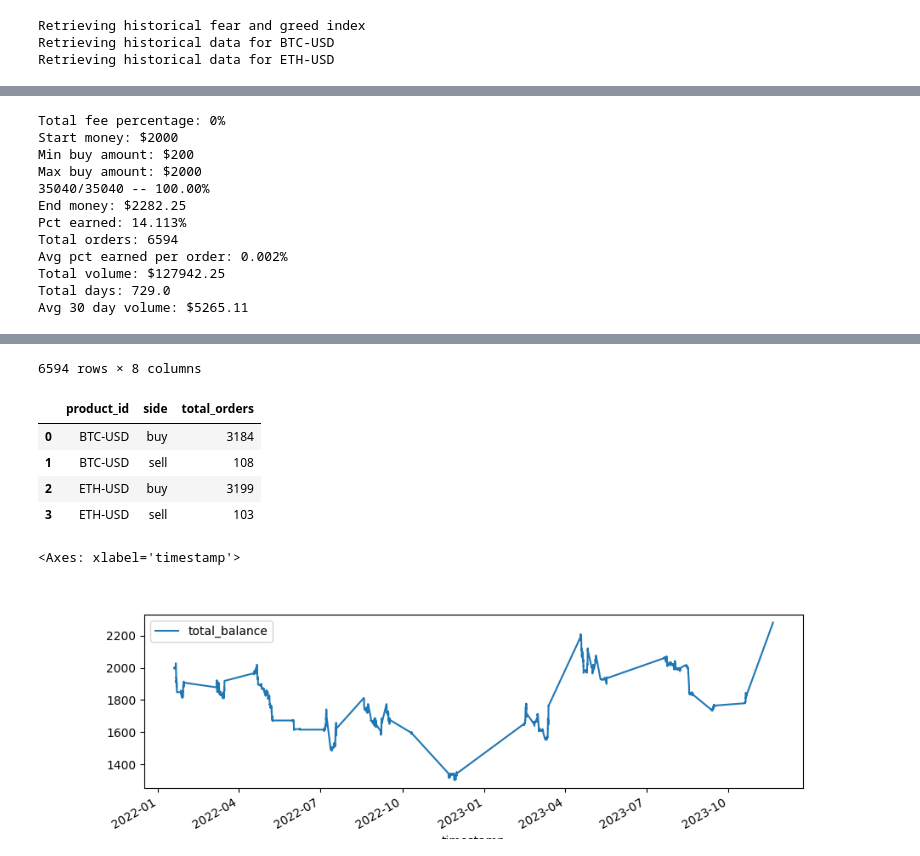
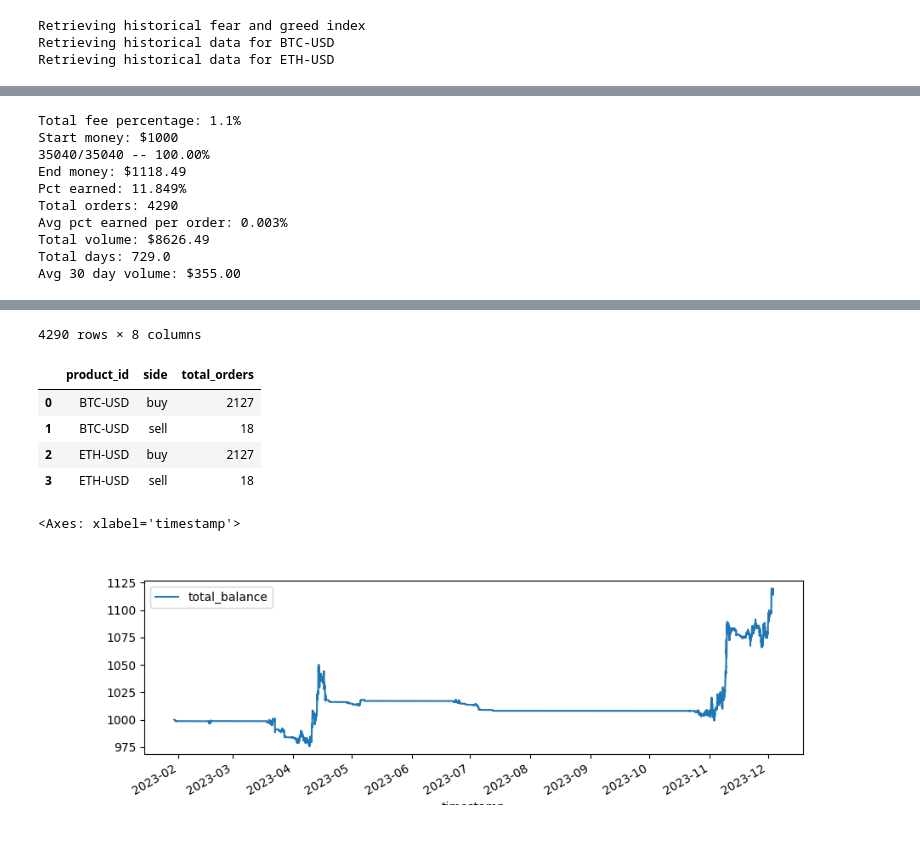
Before and after one commit to daneisburgh/invaas, a Jupyter notebook: notebooks/backtesting-test9.ipynb, the cells around one changed output, grey strips where cells are left out. Drawn from its saved outputs; the diff is of its cells as text; code cells hidden in the pictures.

```diff
--- a/notebooks/backtesting-test9.ipynb
+++ b/notebooks/backtesting-test9.ipynb
@@ -114,8 +114,9 @@ for product_index, product_id in enumerate(product_ids):
     ).replace({True: 1, False: 0})
 
     df_history[[
-        "close", "buy_signal",
-        # "fear_greed_index",
+        "close",
+        # "buy_signal",
+        "fear_greed_index",
         # f"close_min_{days}", f"close_max_{days}",
         # f"close_gradient_{days}", f"close_gradient_min_{days}", f"close_gradient_max_{days}",
         # f"fear_greed_index_min_{days}", f"fear_greed_index_max_{days}",
@@ -137,5 +138,5 @@ plt.show()
 # %%
-fee_pct = 0
+fee_pct = 1.1
 p_keep = 1 - (fee_pct / 2 / 100)
 print(f"Total fee percentage: {fee_pct}%")
 
@@ -148,14 +149,14 @@ for product_id in product_ids:
     coins[product_id] = 0
     coins_hold[product_id] = 0
 
-money = 2000
+money = 1000
 start_money = money
 print(f"Start money: ${start_money}")
 
-min_buy_amount = 200
-max_buy_amount = 2000
-print(f"Min buy amount: ${min_buy_amount}")
-print(f"Max buy amount: ${max_buy_amount}")
+# min_buy_amount = 10
+# max_buy_amount = 10
+# print(f"Min buy amount: ${min_buy_amount}")
+# print(f"Max buy amount: ${max_buy_amount}")
 
 total_orders = 0
 total_volume = 0
@@ -205,16 +206,23 @@ for index, row in df_final.iterrows():
     condition_action = None
     condition_factor = None
 
+    days = 7
+
     if (
-        row.fear_greed_index > 15
+        row.fear_greed_index > 60
+        and row.fear_greed_index > row.fear_greed_index_min_30
+
         # and row.fear_greed_index < 90
         # row.fear_greed_index == row.fear_greed_index_min_30
         # money > len(product_ids)
 
-        # coins[product_id] * row.close < 1000
-        # and row.fear_greed_index < row.fear_greed_index_max_120
+        # and coins_hold[product_id] <= 7
+        and (coins[product_id] * row.close) < (start_money / len(product_ids))
+        and money >= start_money / 100
 
-        and row.close_gradient_30 > row.close_gradient_min_30
+        # and row[f"close_gradient_{days}"] > 0
+        # and row[f"fear_greed_index_gradient_{days}"] > 0
+
         and pd.to_datetime(index, utc=True) != pd.to_datetime(df_final.index.values[-1], utc=True)
     ):
         condition_action = "buy"
@@ -223,11 +231,13 @@ for index, row in df_final.iterrows():
 
     if condition_action == "buy":
         # condition_factor = (100 - row.fear_greed_index) / 100
-        # condition_factor = 1
+        # # condition_factor = 1
         # buy_amount = floor_value(money / len(product_ids) * condition_factor, 2)
+        # buy_amount = money / len(product_ids)
+        buy_amount = 1
+        # buy_amount = floor_value(money / len(product_ids) / 100, 2)
         # buy_amount = buy_amount if buy_amount >= min_buy_amount else min_buy_amount
         # buy_amount = buy_amount if buy_amount <= max_buy_amount else max_buy_amount
-        buy_amount = 10
 
         if money >= buy_amount and buy_amount > 0:
             money -= buy_amount
@@ -249,7 +259,7 @@ for index, row in df_final.iterrows():
                     # "fear_greed_index_min_30": row.fear_greed_index_min_30
                 }
             )
-    elif condition_action == "sell" and coins[product_id] > 0:
+    elif condition_action == "sell":
         # condition_factor = row.fear_greed_index / 100
         condition_factor = 1
         sell_coins = floor_value(coins[product_id] * condition_factor, 8)
@@ -316,17 +326,15 @@ df_orders[["total_balance"]].plot(figsize=(10, 3))
 # df_orders_scaled = df_orders[["total_balance", "fear_greed_index", "fear_greed_index_min_30"]]
 # df_orders_scaled = pd.DataFrame(scaler.fit_transform(df_orders_scaled.values), index=df_orders_scaled.index, columns=df_orders_scaled.columns).plot(figsize=(10, 3))
 # %% [output]
-Total fee percentage: 0%
-Start money: $2000
-Min buy amount: $200
-Max buy amount: $2000
+Total fee percentage: 1.1%
+Start money: $1000
 35040/35040 -- 100.00%
-End money: $2282.25
-Pct earned: 14.113%
-Total orders: 6594
-Avg pct earned per order: 0.002%
-Total volume: $127942.25
+End money: $1118.49
+Pct earned: 11.849%
+Total orders: 4290
+Avg pct earned per order: 0.003%
+Total volume: $8626.49
 Total days: 729.0
-Avg 30 day volume: $5265.11
+Avg 30 day volume: $355.00
 |  | product_id | side | amount | coins | value | money | total_balance | fear_greed_index |
 | timestamp |  |  |  |  |  |  |  |  |
@@ -344,11 +352,11 @@ Avg 30 day volume: $5265.11
-6594 rows × 8 columns
+4290 rows × 8 columns
 |  | product_id | side | total_orders |
-| 0 | BTC-USD | buy | 3184 |
-| 1 | BTC-USD | sell | 108 |
-| 2 | ETH-USD | buy | 3199 |
-| 3 | ETH-USD | sell | 103 |
+| 0 | BTC-USD | buy | 2127 |
+| 1 | BTC-USD | sell | 18 |
+| 2 | ETH-USD | buy | 2127 |
+| 3 | ETH-USD | sell | 18 |
 <Axes: xlabel='timestamp'>
-[figure, old version]
+[figure, new version]
 # %%
 display(df_orders.loc[df_orders.side == "buy"].describe())
 display(df_orders.loc[df_orders.side == "sell"].describe())
```
Also changed, not shown: parts of 3 cells of this notebook, 1 other file.
